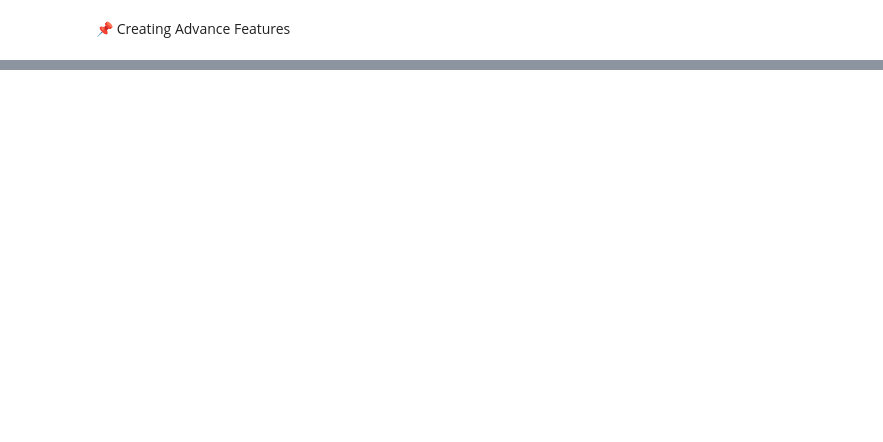
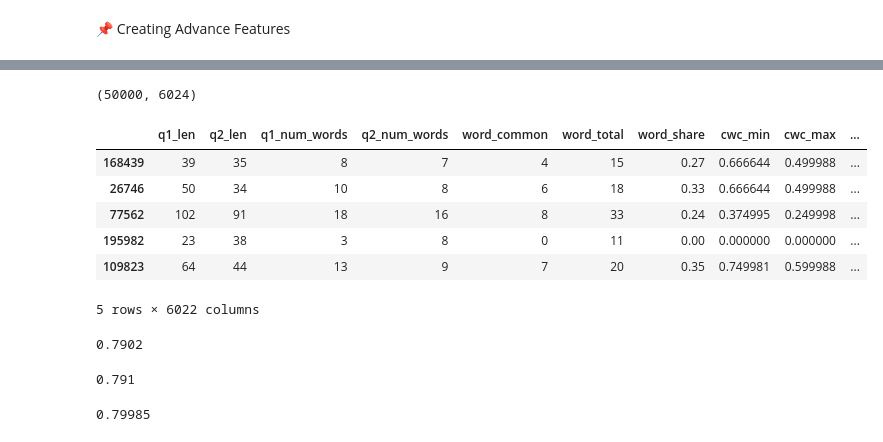
Before and after one commit to Shriram-Vibhute/Duplicate-Question-Pairs-Detection, a Jupyter notebook: duplicate-questions-pairs-detection.ipynb, the cells around one changed output, grey strips where cells are left out. Saved outputs shown, nothing was run; the diff lists cells and outputs as text; code cells hidden in the pictures; blank space fills up the shorter version.

```diff
--- a/duplicate-questions-pairs-detection.ipynb
+++ b/duplicate-questions-pairs-detection.ipynb
@@ -493,0 +517,10 @@ new_questions_df.head()
+# %%
+fuzzy_features = new_df.apply(fetch_fuzzy_features, axis=1)
+
+# Creating new feature columns for fuzzy features
+new_questions_df['fuzz_ratio'] = list(map(lambda x: x[0], fuzzy_features))
+new_questions_df['fuzz_partial_ratio'] = list(map(lambda x: x[1], fuzzy_features))
+new_questions_df['token_sort_ratio'] = list(map(lambda x: x[2], fuzzy_features))
+new_questions_df['token_set_ratio'] = list(map(lambda x: x[3], fuzzy_features))
+
+new_questions_df.head()
@@ -493,0 +539,6 @@ new_questions_df.head()
+# %%
+all_questions = list(new_questions_df['question1']) + list(new_questions_df['question2'])
+# %%
+cv = CountVectorizer(max_features = 3000)
+encoded = cv.fit_transform(all_questions).toarray()
+encoded
@@ -493,0 +553,21 @@ new_questions_df.head()
+# %%
+question1, question2 = np.vsplit(encoded, 2)
+temp1 = pd.DataFrame(question1, index = new_questions_df.index)
+temp2 = pd.DataFrame(question2, index = new_questions_df.index)
+
+final_df = pd.concat([new_questions_df, temp1, temp2], axis = 1)
+# %%
+final_df.shape
+# %% [output]
+(50000, 6024)
+# %%
+final_df.drop(columns = ['question1', 'question2'], inplace = True)
+final_df.head()
+# %% [output]
+|  | q1_len | q2_len | q1_num_words | q2_num_words | word_common | word_total | word_share | cwc_min | cwc_max | ... |
+| 168439 | 39 | 35 | 8 | 7 | 4 | 15 | 0.27 | 0.666644 | 0.499988 | ... |
+| 26746 | 50 | 34 | 10 | 8 | 6 | 18 | 0.33 | 0.666644 | 0.499988 | ... |
+| 77562 | 102 | 91 | 18 | 16 | 8 | 33 | 0.24 | 0.374995 | 0.249998 | ... |
+| 195982 | 23 | 38 | 3 | 8 | 0 | 11 | 0.00 | 0.000000 | 0.000000 | ... |
+| 109823 | 64 | 44 | 13 | 9 | 7 | 20 | 0.35 | 0.749981 | 0.599988 | ... |
+5 rows × 6022 columns
@@ -493,0 +578,23 @@ new_questions_df.head()
+# %%
+rf = RandomForestClassifier(random_state = 42)
+rf.fit(X_train, y_train)
+y_pred = rf.predict(X_test)
+accuracy_score(y_test, y_pred)
+# %% [output]
+0.7902
+# %%
+rf2 = RandomForestClassifier(
+    n_estimators = 500,
+    oob_score = True,
+    n_jobs = -1,
+    random_state = 42
+)
+rf2.fit(X_train, y_train)
+y_pred = rf2.predict(X_test)
+accuracy_score(y_test, y_pred)
+# %% [output]
+0.791
+# %%
+rf2.oob_score_
+# %% [output]
+0.79985
```
Also changed, not shown: parts of 47 cells of this notebook.
